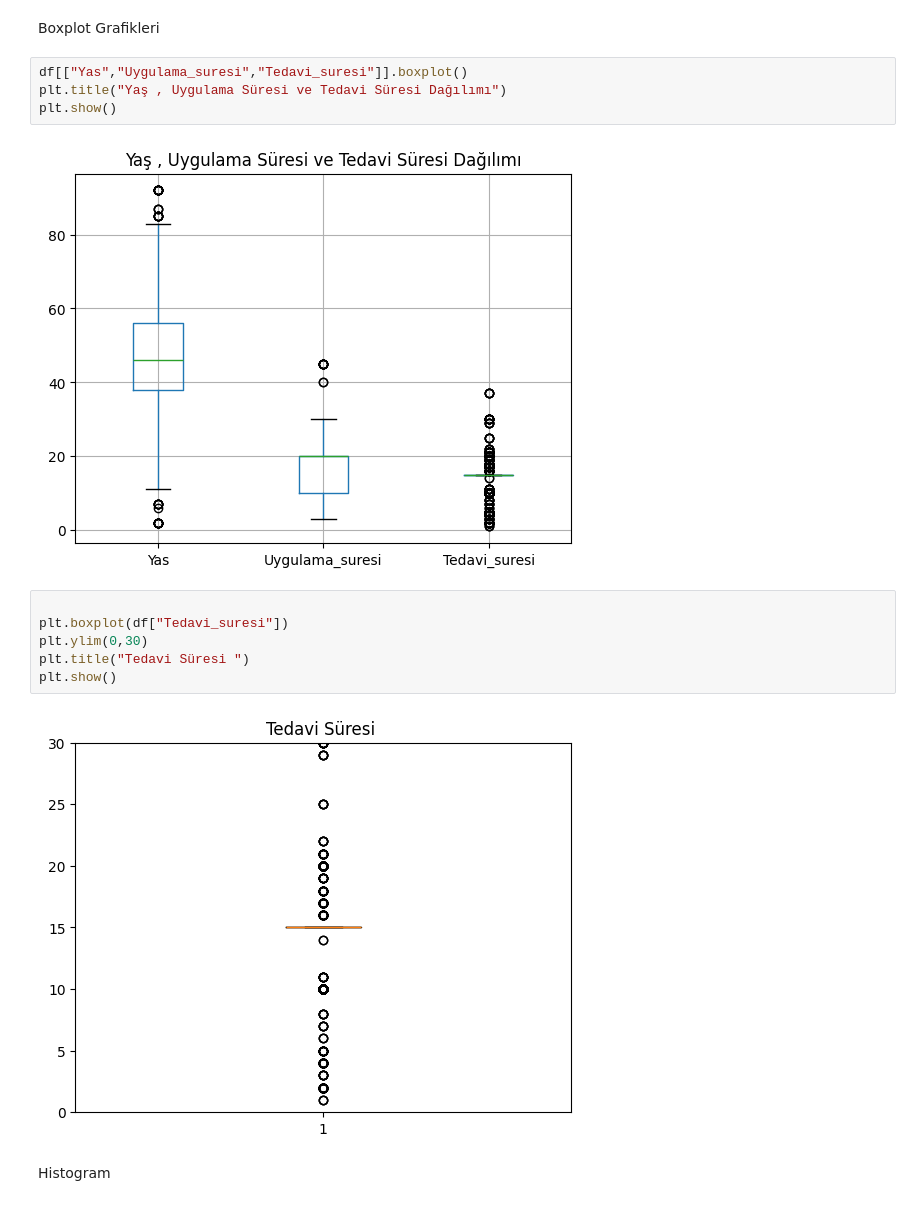
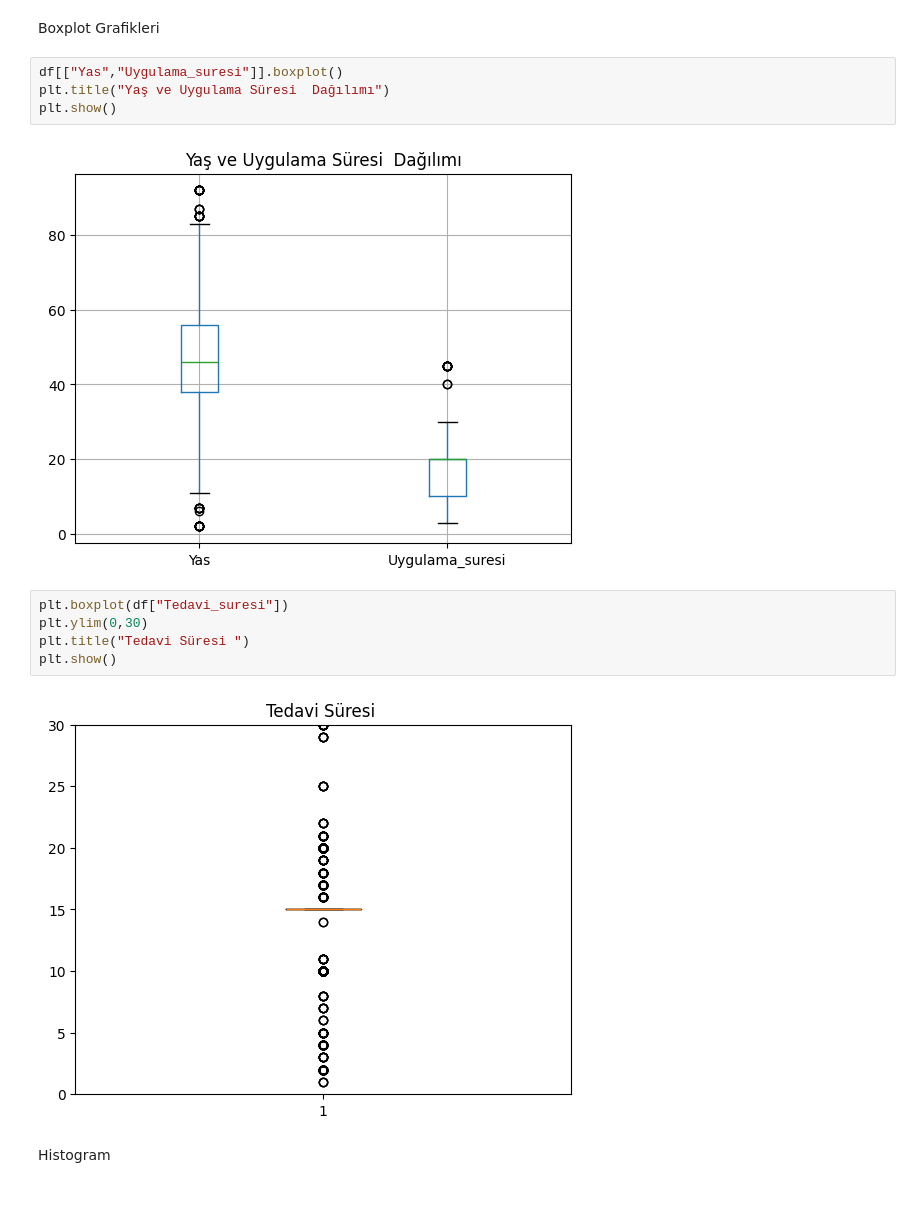
Before and after one commit to selinxxA/Pusula_Selin_Erman, a Jupyter notebook: Pusula_Staj.ipynb, the cells around one changed output. Saved outputs shown, nothing was run; the diff lists cells and outputs as text.

```diff
--- a/Pusula_Staj.ipynb
+++ b/Pusula_Staj.ipynb
@@ -470,13 +452,12 @@ dtype: float64
 # %% [markdown]
 Boxplot Grafikleri
 # %%
-df[["Yas","Uygulama_suresi","Tedavi_suresi"]].boxplot()
-plt.title("Yaş , Uygulama Süresi ve Tedavi Süresi Dağılımı")
+df[["Yas","Uygulama_suresi"]].boxplot()
+plt.title("Yaş ve Uygulama Süresi  Dağılımı")
 plt.show()
 # %% [output]
-[figure, old version]
+[figure, new version]
 # %%
-
 plt.boxplot(df["Tedavi_suresi"])
 plt.ylim(0,30)
 plt.title("Tedavi Süresi ")
```
Also changed, not shown: parts of 43 cells of this notebook.
